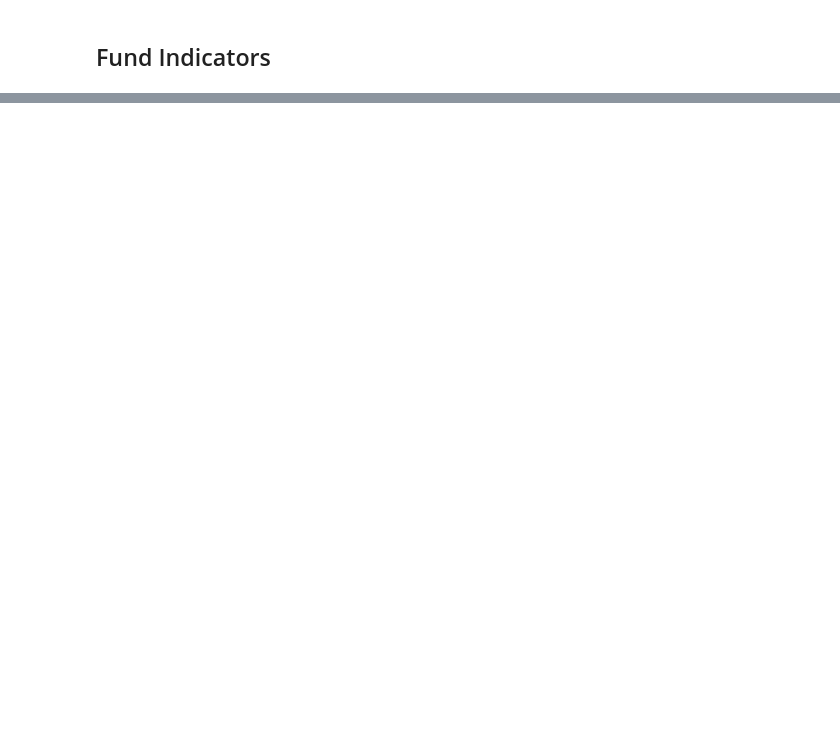
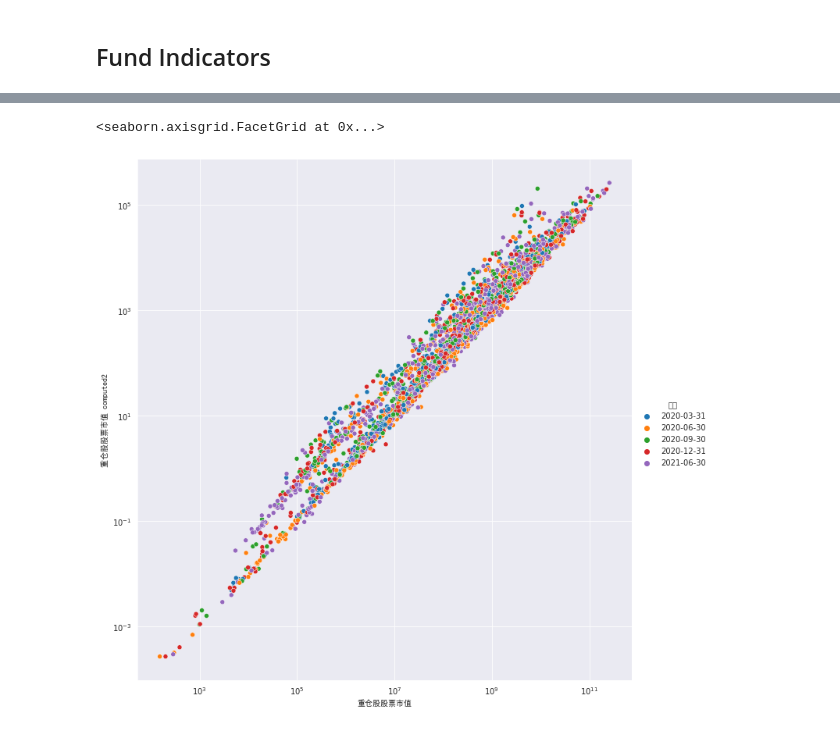
Before and after one commit to jiachengpan/goldenspoon, a Jupyter notebook: neverland_goldenspoon.ipynb, the cells around one changed output, grey strips where cells are left out. Drawn from its saved outputs; the diff is of its cells as text; code cells hidden in the pictures; blank space fills up the shorter version.

```diff
--- a/neverland_goldenspoon.ipynb
+++ b/neverland_goldenspoon.ipynb
@@ -16,6 +16,22 @@ import os
 import sys
 sys.path.append('goldenspoon')
 import goldenspoon
+# %%
+import matplotlib.pyplot as plt
+import matplotlib as mpl
+import seaborn as sns
+
+mpl_font_path = os.path.join(os.path.dirname(mpl.matplotlib_fname()), 'fonts/ttf')
+!wget -q -O $mpl_font_path/simhei.ttf "https://www.wfonts.com/download/data/2014/06/01/simhei/chinese.simhei.ttf"
+
+
+plt.rcParams['font.sans-serif'] = ['SimHei']
+plt.rcParams['font.serif'] = ['SimHei']
+
+sns.set_style("darkgrid", {"font.sans-serif": ['simhei', 'Arial']})
+
+mpl.font_manager._rebuild()
+zhfont = mpl.font_manager.FontProperties(fname = f'{mpl_font_path}/simhei.ttf')
 # %%
 db = goldenspoon.Database('goldenspoon/data')
 # %% [output]
@@ -500,0 +434,3 @@ memory usage: 5.7+ MB
+# %%
+ind = Indicator(db)
+calibrated_stock_share_held_by_funds = calibrate_stock_share_held_by_funds(ind)
@@ -500,0 +458,12 @@ memory usage: 5.7+ MB
+# %%
+g = sns.relplot(x='重仓股股票市值',
+                y='重仓股股票市值 computed2',
+                hue=Indicator.k_column_date,
+                data=calibrated_stock_share_held_by_funds,
+                height=10)
+g.ax.set_xscale('log')
+g.ax.set_yscale('log')
+g.set_axis_labels('重仓股股票市值', '重仓股股票市值 computed2', fontproperties=zhfont)
+# %% [output]
+<seaborn.axisgrid.FacetGrid at 0x...>
+[figure, added]
```
Also changed, not shown: parts of 32 cells of this notebook.
